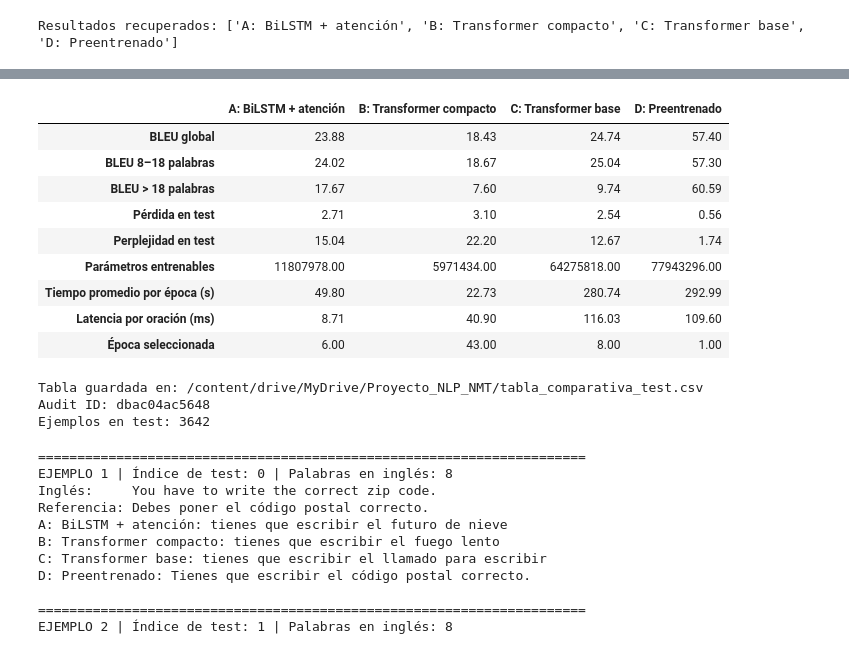
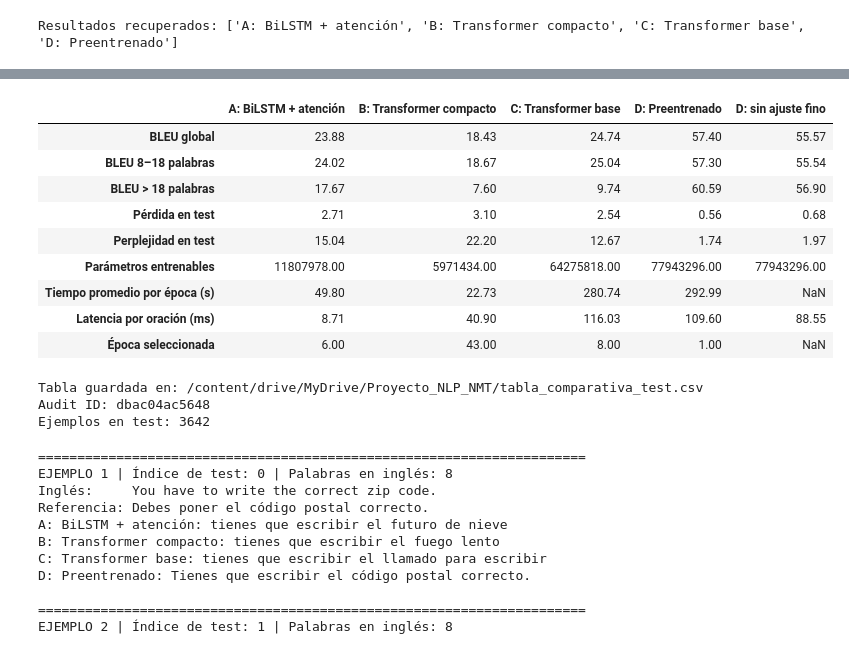
Before and after one commit to RicardoMBF-TEC/proyecto-final-nlp, a Jupyter notebook: Proyecto_Final_NLP.ipynb, the cells around one changed output, grey strips where cells are left out. Saved outputs shown, nothing was run; the diff lists cells and outputs as text; code cells hidden in the pictures.

```diff
--- a/Proyecto_Final_NLP.ipynb
+++ b/Proyecto_Final_NLP.ipynb
@@ -2799,43 +3051,64 @@ for nombre, archivo in nombres_modelos.items():
 
 filas = {
     "BLEU global": "bleu_global",
     "BLEU 8–18 palabras": "bleu_medios_8_18",
     "BLEU > 18 palabras": "bleu_largos_mas_18",
     "Pérdida en test": "test_loss",
     "Perplejidad en test": "test_perplejidad",
     "Parámetros entrenables": "parametros_entrenables",
     "Tiempo promedio por época (s)": "tiempo_promedio_epoca_segundos",
     "Latencia por oración (ms)": "latencia_ms_por_oracion",
     "Época seleccionada": "epoca_seleccionada"
 }
 
 tabla = pd.DataFrame({
     nombre: {
         etiqueta: resultado["metricas"][clave]
         for etiqueta, clave in filas.items()
     }
     for nombre, resultado in resultados.items()
 })
 
+# Incorporar el modelo preentrenado antes del ajuste fino.
+ruta_zero = os.path.join(SAVE_DIR, "resultados_d_sin_ajuste.json")
+
+with open(ruta_zero, "r", encoding="utf-8") as archivo:
+    resultado_zero = json.load(archivo)
+
+metricas_zero = resultado_zero["metricas"]
+
+if metricas_zero["test_audit_id"] != test_hash:
+    raise ValueError("La auditoría del modelo sin ajuste no coincide.")
+
+tabla["D: sin ajuste fino"] = pd.Series({
+    "BLEU global": metricas_zero["bleu_global"],
+    "BLEU 8–18 palabras": metricas_zero["bleu_medios_8_18"],
+    "BLEU > 18 palabras": metricas_zero["bleu_largos_mas_18"],
+    "Pérdida en test": metricas_zero["test_loss"],
+    "Perplejidad en test": metricas_zero["test_perplejidad"],
+    "Parámetros entrenables": metricas_zero["parametros_entrenables"],
+    "Latencia por oración (ms)": metricas_zero["latencia_ms_por_oracion"],
+})
+
 display(tabla.round(2))
 
 ruta_tabla = os.path.join(SAVE_DIR, "tabla_comparativa_test.csv")
 tabla.to_csv(ruta_tabla, encoding="utf-8-sig")
 
 print("Tabla guardada en:", ruta_tabla)
 print("Audit ID:", test_hash)
 print("Ejemplos en test:", len(test_pairs))
 # %% [output]
-|  | A: BiLSTM + atención | B: Transformer compacto | C: Transformer base | D: Preentrenado |
-| BLEU global | 23.88 | 18.43 | 24.74 | 57.40 |
-| BLEU 8–18 palabras | 24.02 | 18.67 | 25.04 | 57.30 |
-| BLEU > 18 palabras | 17.67 | 7.60 | 9.74 | 60.59 |
-| Pérdida en test | 2.71 | 3.10 | 2.54 | 0.56 |
-| Perplejidad en test | 15.04 | 22.20 | 12.67 | 1.74 |
-| Parámetros entrenables | 11807978.00 | 5971434.00 | 64275818.00 | 77943296.00 |
-| Tiempo promedio por época (s) | 49.80 | 22.73 | 280.74 | 292.99 |
-| Latencia por oración (ms) | 8.71 | 40.90 | 116.03 | 109.60 |
-| Época seleccionada | 6.00 | 43.00 | 8.00 | 1.00 |
+|  | A: BiLSTM + atención | B: Transformer compacto | C: Transformer base | D: Preentrenado | D: sin ajuste fino |
+| BLEU global | 23.88 | 18.43 | 24.74 | 57.40 | 55.57 |
+| BLEU 8–18 palabras | 24.02 | 18.67 | 25.04 | 57.30 | 55.54 |
+| BLEU > 18 palabras | 17.67 | 7.60 | 9.74 | 60.59 | 56.90 |
+| Pérdida en test | 2.71 | 3.10 | 2.54 | 0.56 | 0.68 |
+| Perplejidad en test | 15.04 | 22.20 | 12.67 | 1.74 | 1.97 |
+| Parámetros entrenables | 11807978.00 | 5971434.00 | 64275818.00 | 77943296.00 | 77943296.00 |
+| Tiempo promedio por época (s) | 49.80 | 22.73 | 280.74 | 292.99 | NaN |
+| Latencia por oración (ms) | 8.71 | 40.90 | 116.03 | 109.60 | 88.55 |
+| Época seleccionada | 6.00 | 43.00 | 8.00 | 1.00 | NaN |
 Tabla guardada en: /content/drive/MyDrive/Proyecto_NLP_NMT/tabla_comparativa_test.csv
 Audit ID: dbac04ac5648
 Ejemplos en test: 3642
```
Also changed, not shown: parts of 8 cells of this notebook.
